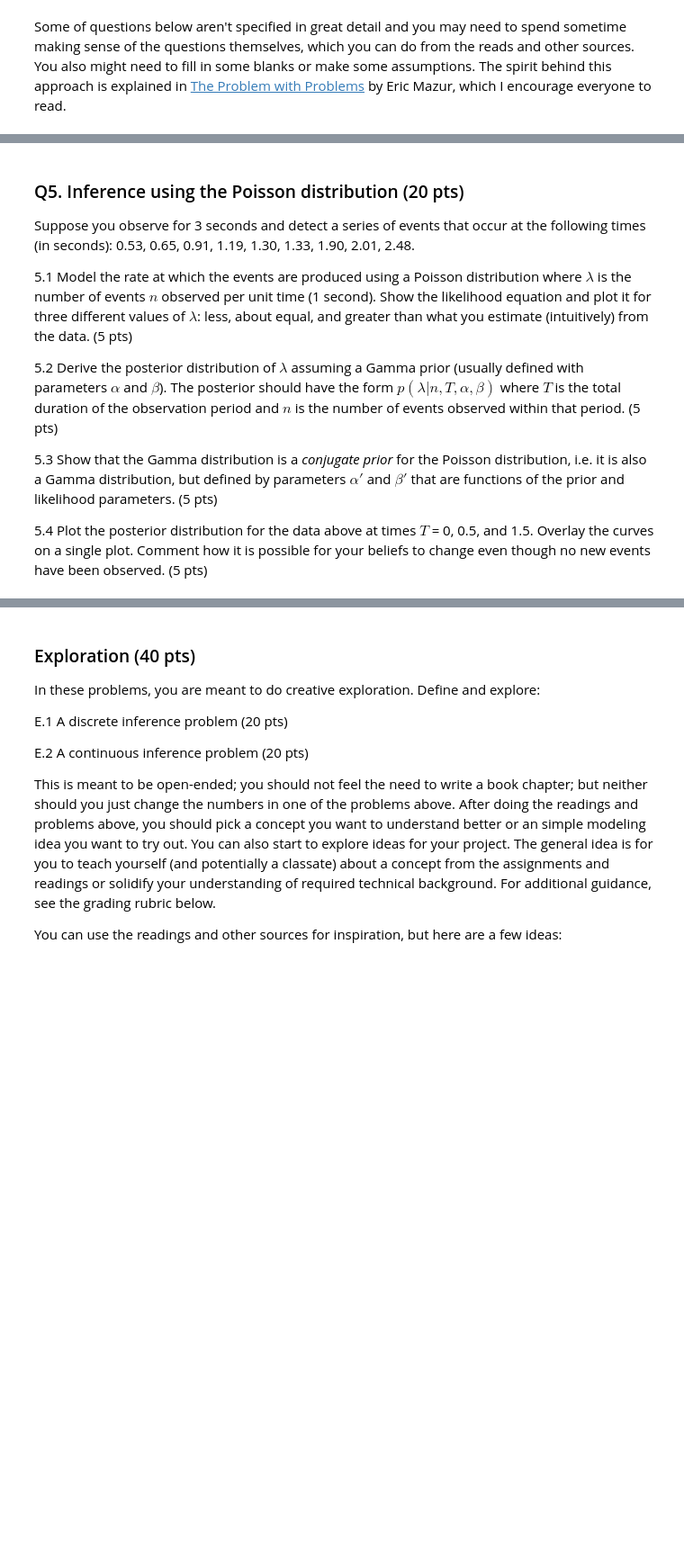
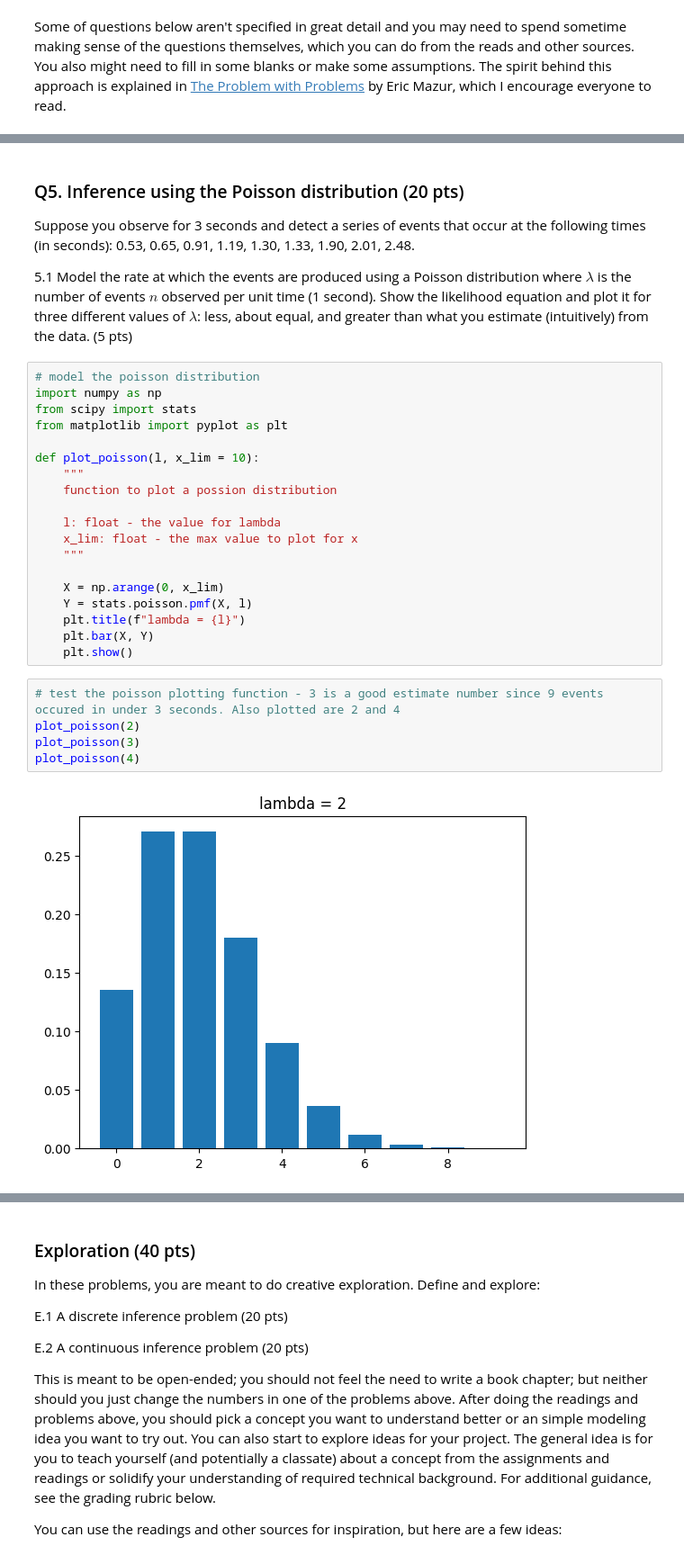
Before and after one commit to sakinkirti/CSDS491, a Jupyter notebook: CSDS491-A1-sak207.ipynb, the cells around one changed output, grey strips where cells are left out. Shown: that part at 90% size. Drawn from its saved outputs; the diff is of its cells as text; blank space fills up the shorter version.

```diff
--- a/CSDS491-A1-sak207.ipynb
+++ b/CSDS491-A1-sak207.ipynb
@@ -69,9 +265,29 @@ Define and plot prior distributions that expresses each of these beliefs.  Provi
 Suppose you observe for 3 seconds and detect a series of events that occur at the following times (in seconds): 0.53, 0.65, 0.91, 1.19, 1.30, 1.33, 1.90, 2.01, 2.48.
 
 5.1 Model the rate at which the events are produced using a Poisson distribution where $\lambda$ is the number of events $n$ observed per unit time (1 second).  Show the likelihood equation and plot it for three different values of $\lambda$: less, about equal, and greater than what you estimate (intuitively) from the data. (5 pts)
-
-5.2 Derive the posterior distribution of $\lambda$ assuming a Gamma prior (usually defined with parameters $\alpha$ and $\beta$).  The posterior should have the form $p(\lambda | n, T, \alpha, \beta)$ where $T$ is the total duration of the observation period and $n$ is the number of events observed within that period. (5 pts)
-
-5.3 Show that the Gamma distribution is a *conjugate prior* for the Poisson distribution, i.e. it is also a Gamma distribution, but defined by parameters $\alpha'$ and $\beta'$ that are functions of the prior and likelihood parameters. (5 pts)
-
-5.4 Plot the posterior distribution for the data above at times $T$ = 0, 0.5, and 1.5.  Overlay the curves on a single plot.  Comment how it is possible for your beliefs to change even though no new events have been observed. (5 pts)
+# %%
+# model the poisson distribution
+import numpy as np
+from scipy import stats
+from matplotlib import pyplot as plt
+
+def plot_poisson(l, x_lim = 10):
+    """
+    function to plot a possion distribution
+
+    l: float - the value for lambda
+    x_lim: float - the max value to plot for x
+    """
+
+    X = np.arange(0, x_lim)
+    Y = stats.poisson.pmf(X, l)
+    plt.title(f"lambda = {l}")
+    plt.bar(X, Y)
+    plt.show()
+# %%
+# test the poisson plotting function - 3 is a good estimate number since 9 events occured in under 3 seconds. Also plotted are 2 and 4
+plot_poisson(2)
+plot_poisson(3)
+plot_poisson(4)
+# %% [output]
+[figure, added]
```
Also changed, not shown: parts of 30 cells of this notebook.
